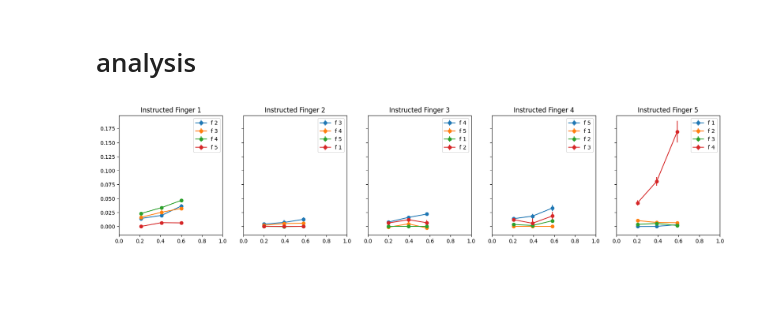
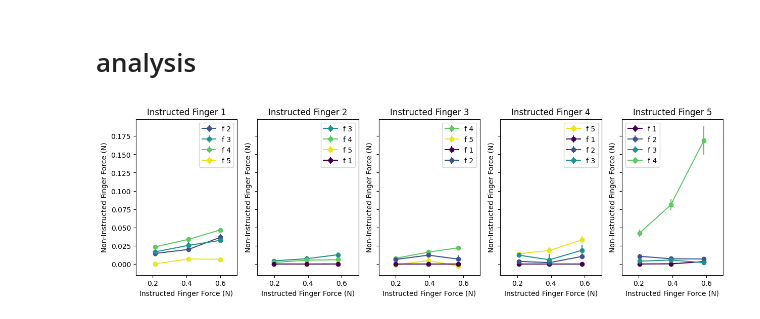
Before and after one commit to alighavam/finger_individuation, a Jupyter notebook: individuation.ipynb, the cells around one changed output. Saved outputs shown, nothing was run; the diff lists cells and outputs as text; code cells hidden in the pictures; blank space fills up the shorter version.

```diff
--- a/individuation.ipynb
+++ b/individuation.ipynb
@@ -116,8 +126,17 @@ df.to_csv(os.path.join(analysisDir, 's101.csv'), index=False)
 df = pd.read_csv(os.path.join(analysisDir, 's101.csv'))
 force_centers = [0.2, 0.4, 0.6]
 
+# Fixed blue shades per finger (f1 darkest → f5 lightest)
+finger_colors = {
+    1: '#440154',
+    2: '#3b528b',
+    3: '#21918c',
+    4: '#5ec962',
+    5: '#eae51a',
+}
+
 # non-instructed finger avg_force vs instructed finger avg_force
-fig, ax = plt.subplots(nrows=1, ncols=5, figsize=(20,4), sharey=True)
+fig, ax = plt.subplots(nrows=1, ncols=5, figsize=(15,4), sharey=True)
 for f in range(1, 6):
     x = []
     xerr = []
@@ -137,36 +156,43 @@ for f in range(1, 6):
         force = avg_forces - baseline
 
         x_mean = np.mean(force[:,f-1])
         x_err = np.std(force[:,f-1]) / np.sqrt(force.shape[0])
         x.append(x_mean)
         xerr.append(x_err)
 
         y1_mean = np.mean(force[:,(f)%5])
         y1_err = np.std(force[:,(f)%5]) / np.sqrt(force.shape[0])
         y2_mean = np.mean(force[:,(f+1)%5])
         y2_err = np.std(force[:,(f+1)%5]) / np.sqrt(force.shape[0])
         y3_mean = np.mean(force[:,(f+2)%5])
         y3_err = np.std(force[:,(f+2)%5]) / np.sqrt(force.shape[0])
         y4_mean = np.mean(force[:,(f+3)%5])
         y4_err = np.std(force[:,(f+3)%5]) / np.sqrt(force.shape[0])
 
         y1.append(y1_mean)
         y2.append(y2_mean)
         y3.append(y3_mean)
         y4.append(y4_mean)
 
         y1err.append(y1_err)
         y2err.append(y2_err)
         y3err.append(y3_err)
         y4err.append(y4_err)
 
-    ax[f-1].errorbar(x, y1, xerr=xerr, yerr=y1err, fmt='o-', label='f '+str((f)%5+1))
-    ax[f-1].errorbar(x, y2, xerr=xerr, yerr=y2err, fmt='o-', label='f '+str((f+1)%5+1))
-    ax[f-1].errorbar(x, y3, xerr=xerr, yerr=y3err, fmt='o-', label='f '+str((f+2)%5+1))
-    ax[f-1].errorbar(x, y4, xerr=xerr, yerr=y4err, fmt='o-', label='f '+str((f+3)%5+1))
+    f_y1 = (f)%5 + 1
+    f_y2 = (f+1)%5 + 1
+    f_y3 = (f+2)%5 + 1
+    f_y4 = (f+3)%5 + 1
+    ax[f-1].errorbar(x, y1, xerr=xerr, yerr=y1err, fmt='o-', color=finger_colors[f_y1], label='f '+str(f_y1))
+    ax[f-1].errorbar(x, y2, xerr=xerr, yerr=y2err, fmt='o-', color=finger_colors[f_y2], label='f '+str(f_y2))
+    ax[f-1].errorbar(x, y3, xerr=xerr, yerr=y3err, fmt='o-', color=finger_colors[f_y3], label='f '+str(f_y3))
+    ax[f-1].errorbar(x, y4, xerr=xerr, yerr=y4err, fmt='o-', color=finger_colors[f_y4], label='f '+str(f_y4))
     ax[f-1].set_title('Instructed Finger '+str(f))
-    ax[f-1].set_xlim([0, 1])
+    ax[f-1].set_xlabel('Instructed Finger Force (N)')
+    ax[f-1].set_ylabel('Non-Instructed Finger Force (N)')
+    ax[f-1].set_xlim([0.1, 0.7])
     # legend:
     ax[f-1].legend()
+plt.show()
 # %% [output]
-[figure, old version]
+[figure, new version]
```
Also changed, not shown: parts of 2 cells of this notebook, 4 other files.
